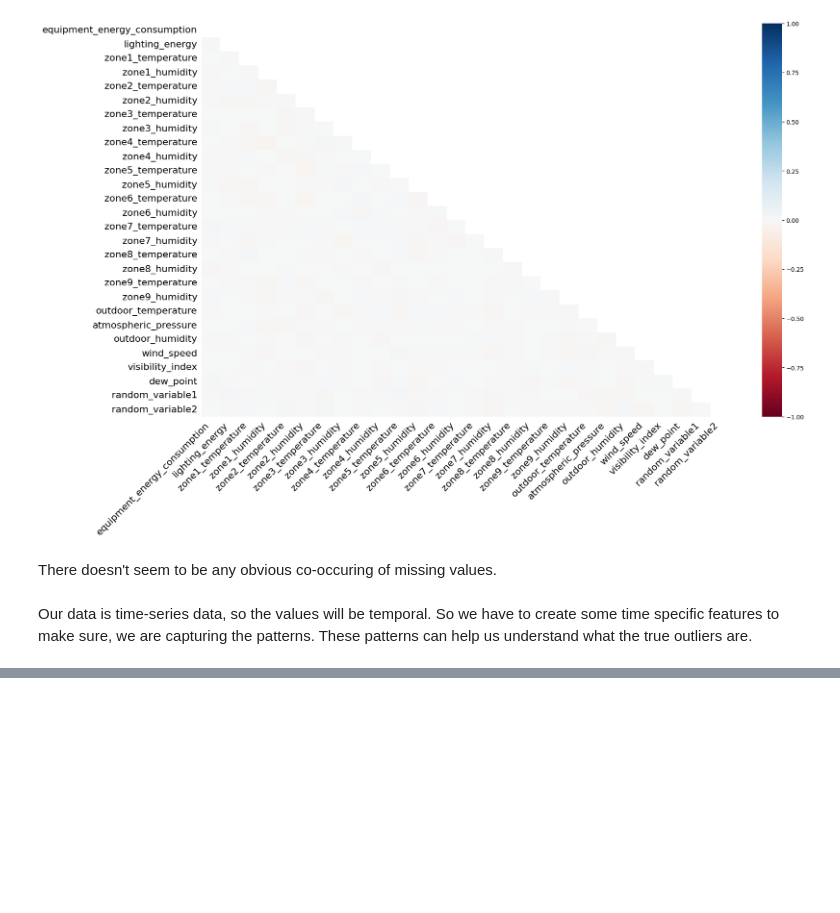
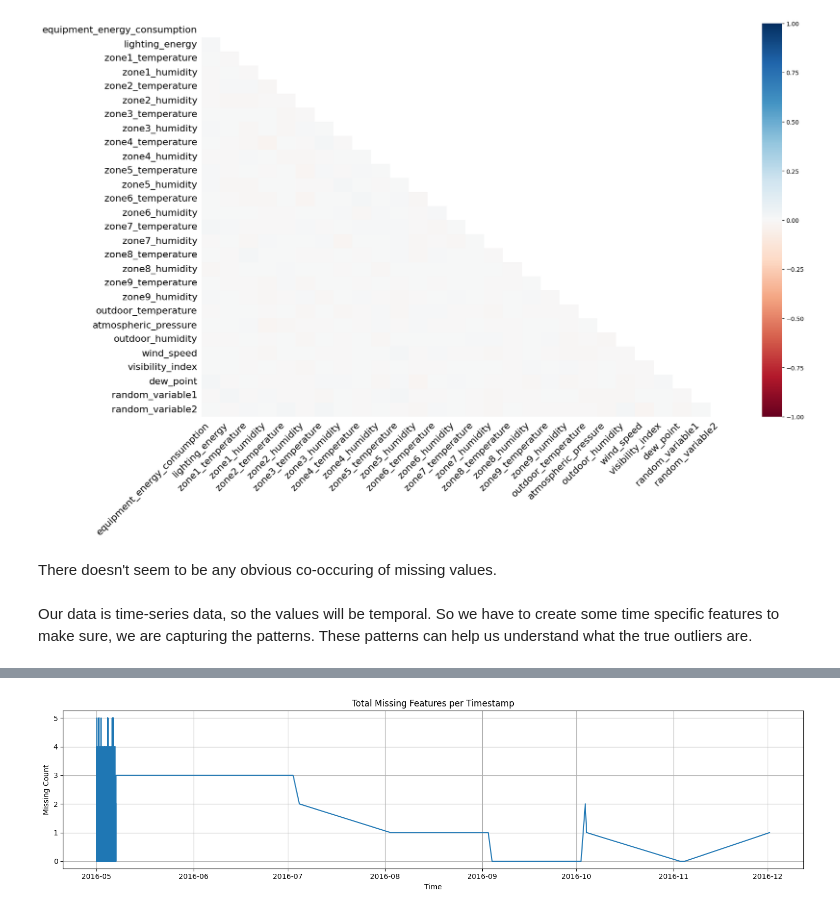
Before and after one commit to Ranjit2111/DS-Intern-Assignment-RanjitN, a Jupyter notebook: Regression.ipynb, the cells around one changed output, grey strips where cells are left out. Cells and saved outputs as stored; diff of their text form; code cells hidden in the pictures; blank space fills up the shorter version.

```diff
--- a/Regression.ipynb
+++ b/Regression.ipynb
@@ -378,0 +424,2 @@ df.head()
+# %%
+issue = df[df.index > '2016-05-07 04:30:00']
@@ -378,0 +440,12 @@ df.head()
+# %%
+missing_over_time = issue.isnull().sum(axis=1)
+plt.figure(figsize=(15, 4))
+plt.plot(missing_over_time)
+plt.title("Total Missing Features per Timestamp")
+plt.xlabel("Time")
+plt.ylabel("Missing Count")
+plt.grid(True)
+plt.tight_layout()
+plt.show()
+# %% [output]
+[figure, added]
```
Also changed, not shown: parts of 31 cells of this notebook, 1 other file.
